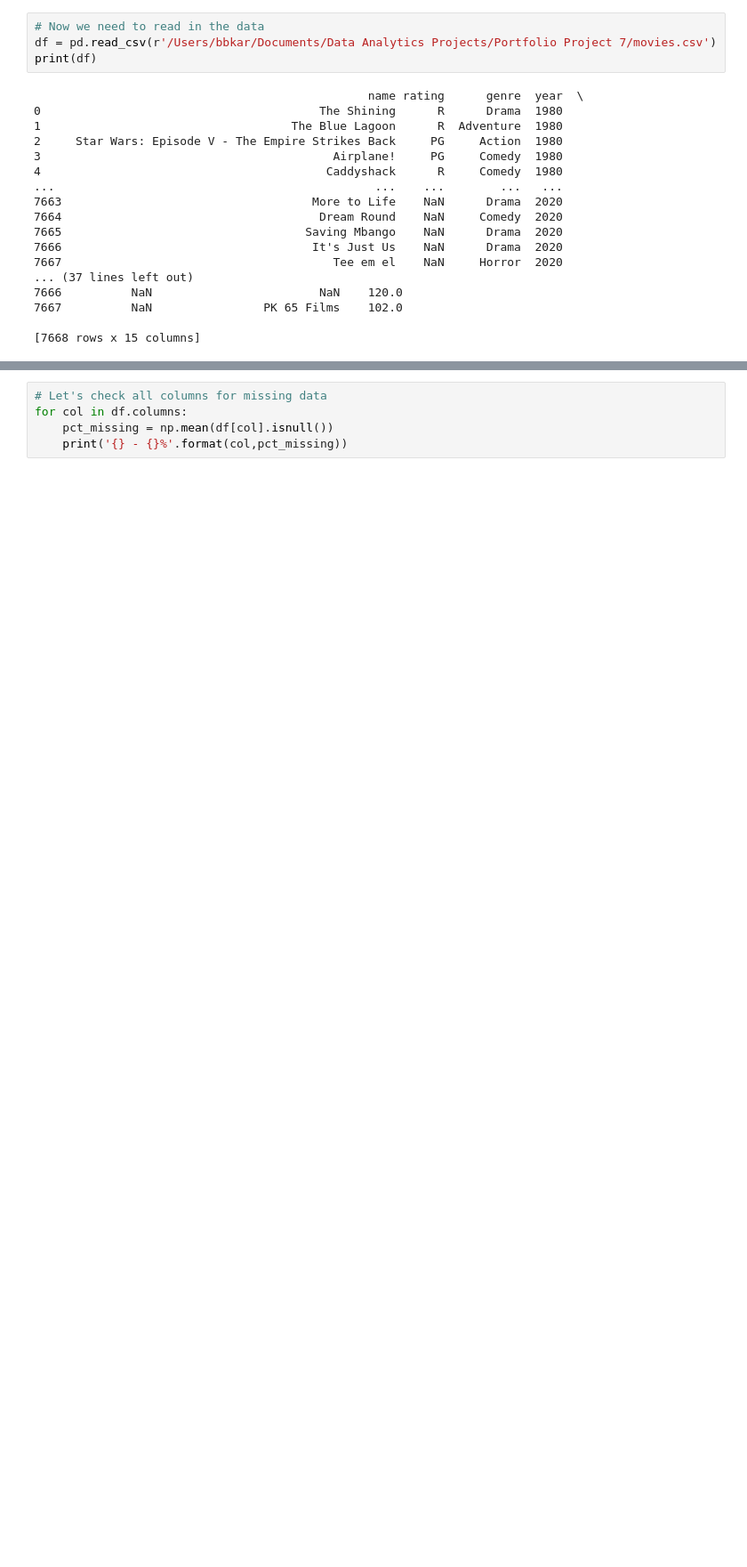
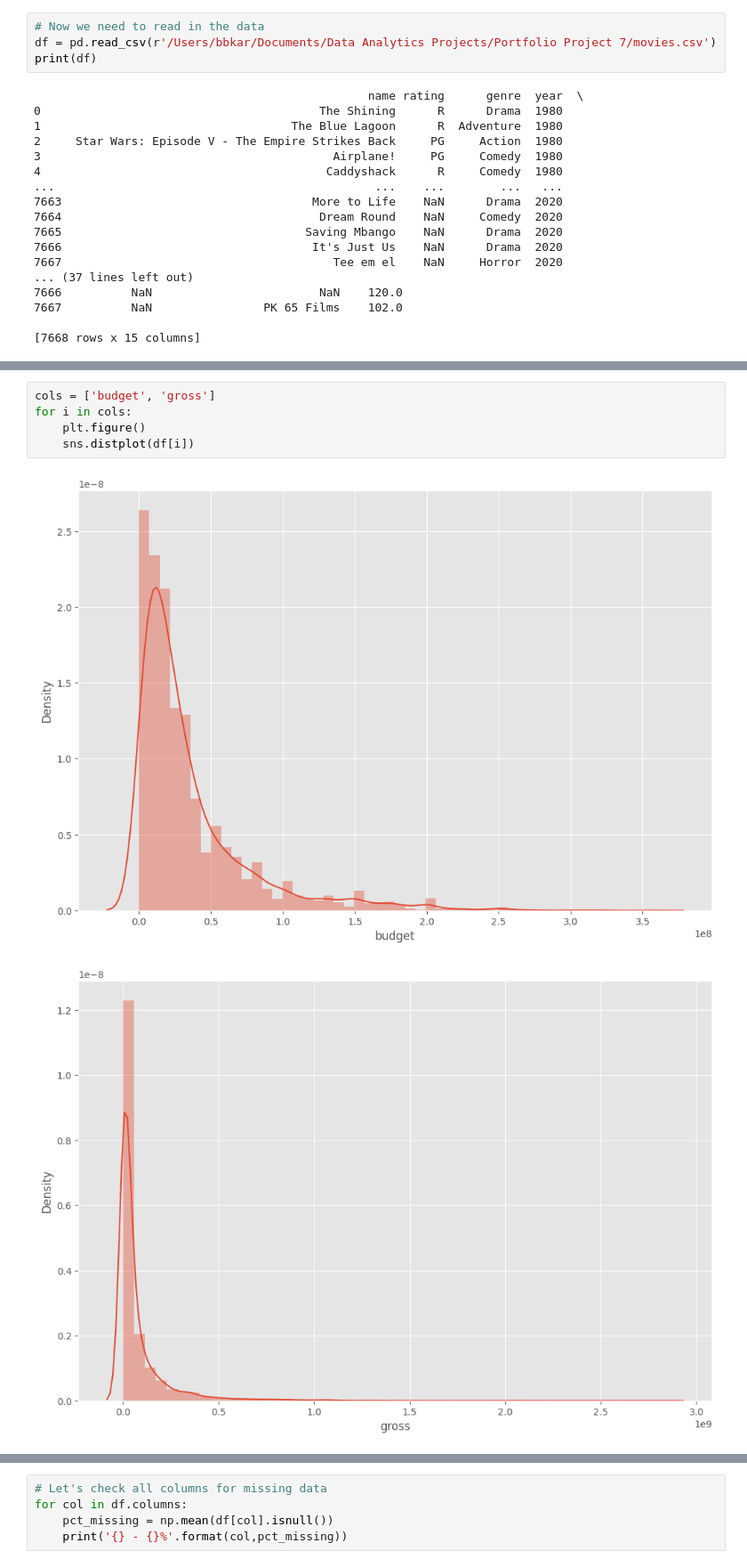
Before and after one commit to BidhuKar/Analytics_Python, a Jupyter notebook: DataCleaning.ipynb, the cells around one changed output, grey strips where cells are left out. Shown at 89% size. Saved outputs shown, nothing was run; the diff lists cells and outputs as text; blank space fills up the shorter version.

```diff
--- a/DataCleaning.ipynb
+++ b/DataCleaning.ipynb
@@ -79,0 +81,8 @@ runtime - 4
+# %%
+cols = ['budget', 'gross']
+for i in cols:
+    plt.figure()
+    sns.distplot(df[i])
+# %% [output]
+[figure, added]
+[figure, added]
```
Also changed, not shown: parts of 6 cells of this notebook.
